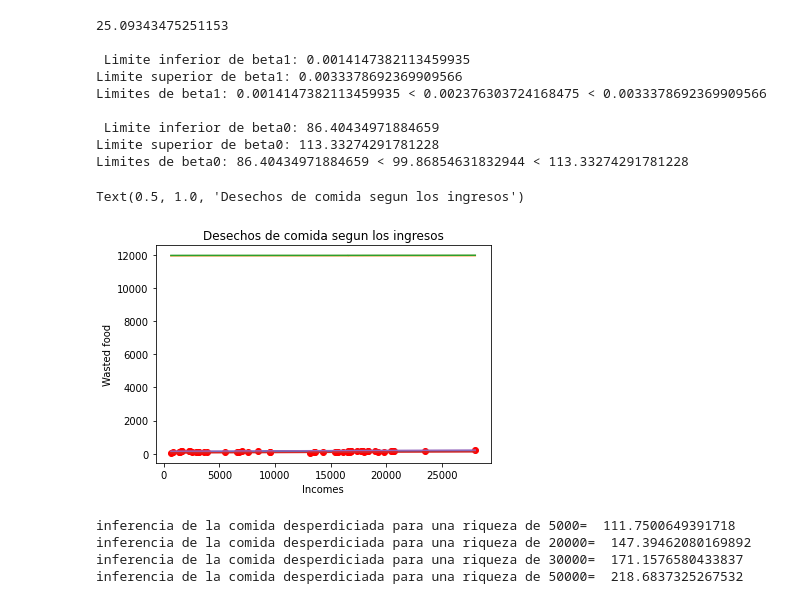
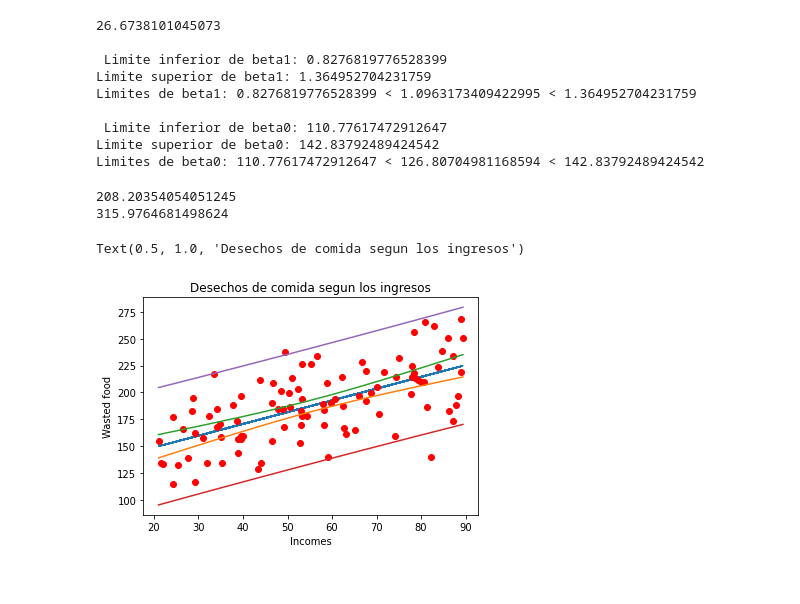
Before and after one commit to UnaiSasi17/PBL4, a Jupyter notebook: Estadistica/regresion.ipynb, the cells around one changed output. Saved outputs shown, nothing was run; the diff lists cells and outputs as text; code cells hidden in the pictures.

```diff
--- a/Estadistica/regresion.ipynb
+++ b/Estadistica/regresion.ipynb
@@ -25,11 +25,11 @@ Text(0.5, 1.0, 'incomes vs wasted')
 # %%
-x=data['incomes']
-y=data['wasted']
+x=data['edad']
+y=data['colesterol_total']
 n = np.size(x)
 m_x = np.mean(x)
 m_y = np.mean(y)
-SS_xy = np.sum(y*x) - n*m_y*m_x
-SS_xx = np.sum(x*x) - n*m_x*m_x
+SS_xy = np.sum(y*x) - ((m_y*m_x)/n)
+SS_xx = np.sum(x*x) - ((m_x*m_x)/n)
 b_1 = SS_xy / SS_xx
 b_0 = m_y - b_1*m_x
 SS_yy= 0
@@ -61,6 +61,6 @@ coeficiente de correlacion= 0.5745554851596285
 # %%
-recta_regresion_muestral_y = b_0 + b_1 * data['incomes']
-plt.plot(data['incomes'], recta_regresion_muestral_y)
+recta_regresion_muestral_y = b_0 + b_1 * data['edad']
+plt.plot(data['edad'], recta_regresion_muestral_y)
 plt.xlabel('incomes')
 plt.ylabel('wasted')
 plt.title('incomes vs wasted')
@@ -107,14 +107,14 @@ varb0: 44.93388527646502
 #La suma de residuos debe de dar 0
 residuos = []
 suma_residuales = 0
-for var_y, dat in zip(recta_regresion_muestral_y, data['wasted']):
+for var_y, dat in zip(recta_regresion_muestral_y, data['edad']):
     residuos.append(dat - var_y)
 suma_residuos = np.sum(residuos)
 print('Suma de residuos:', suma_residuos)
 
 #Las dos sumas deben de ser iguales
 suma_valores_recta = np.sum(recta_regresion_muestral_y)
-suma_valores_observados = np.sum(data['wasted'])
+suma_valores_observados = np.sum(data['edad'])
 print('Datos de la recta:', recta_regresion_muestral_y)
-print('Datos en crudo:', data['wasted'])
+print('Datos en crudo:', data['edad'])
 # %% [output]
@@ -180,21 +180,21 @@ print('\n', 'Limite inferior de beta1:', lim_inf_beta1)
 print('Limite superior de beta1:', lim_sup_beta1)
 print('Limites de beta1:', lim_inf_beta1, '<', b_1, '<', lim_sup_beta1)
 #Intervalo de confianza para beta 0 beta+- t-student de alfa/2 con n-2 grados * s * sqrt(1/n + mean(x)**2/sxx)
-lim_inf_beta0 = b_0 - tinv*s*(np.sqrt(1/52+(np.mean(data['incomes'])**2/SS_xx)))
-lim_sup_beta0 = b_0 + tinv*s*(np.sqrt(1/52+(np.mean(data['incomes'])**2/SS_xx)))
+lim_inf_beta0 = b_0 - tinv*s*(np.sqrt(1/n+(np.mean(data['edad'])**2/SS_xx)))
+lim_sup_beta0 = b_0 + tinv*s*(np.sqrt(1/n+(np.mean(data['edad'])**2/SS_xx)))
 print('\n','Limite inferior de beta0:', lim_inf_beta0)
 print('Limite superior de beta0:', lim_sup_beta0)
 print('Limites de beta0:', lim_inf_beta0, '<', b_0, '<', lim_sup_beta0)
 # %% [output]
-25.09343475251153
+26.6738101045073
 
- Limite inferior de beta1: 0.0014147382113459935
-Limite superior de beta1: 0.0033378692369909566
-Limites de beta1: 0.0014147382113459935 < 0.002376303724168475 < 0.0033378692369909566
+ Limite inferior de beta1: 0.8276819776528399
+Limite superior de beta1: 1.364952704231759
+Limites de beta1: 0.8276819776528399 < 1.0963173409422995 < 1.364952704231759
 
- Limite inferior de beta0: 86.40434971884659
-Limite superior de beta0: 113.33274291781228
-Limites de beta0: 86.40434971884659 < 99.86854631832944 < 113.33274291781228
+ Limite inferior de beta0: 110.77617472912647
+Limite superior de beta0: 142.83792489424542
+Limites de beta0: 110.77617472912647 < 126.80704981168594 < 142.83792489424542
 # %%
 #Intervalo de estimacion para la respuesta media
 #Utilizaremos el tin anteriormente utilizado tinv(0.975, 98) = 1.9845
@@ -202,10 +202,10 @@ Limites de beta0: 86.40434971884659 < 99.86854631832944 < 113.33274291781228
 lim_inf_rep_med = []
 lim_sup_rep_med = []
 
-for var_x in data['incomes']:
+for var_x in data['edad']:
     val_x = b_0+b_1*var_x
     lim_inf_rep_med.append((val_x) - (tinv * s * np.sqrt((1/n) + (var_x - m_x)**2/SS_xx)))
-for var_x in data['incomes']:
+for var_x in data['edad']:
     val_x = b_0+b_1*var_x
     lim_sup_rep_med.append((val_x) + (tinv * s * np.sqrt((1/n) + (var_x - m_x)**2/SS_xx)))
 
@@ -213,39 +213,37 @@ for var_x in data['incomes']:
 lim_inf_obs_fut = []
 lim_sup_obs_fut = []
 
-for var_y, var_x in zip(recta_regresion_muestral_y, data['incomes']):
+for var_y, var_x in zip(recta_regresion_muestral_y, data['edad']):
     lim_inf_obs_fut.append((var_y) - (tinv * s * np.sqrt(1 + (1/n) + (var_x - m_x)**2/SS_xx)))
 
-for var_y, var_x in zip(recta_regresion_muestral_y, data['incomes']):
+for var_y, var_x in zip(recta_regresion_muestral_y, data['edad']):
     lim_sup_obs_fut.append((var_y) + (tinv * s * np.sqrt(1 + (1/n) + (var_x - m_x)**2/SS_xx)))
 dist_lim = []
 for inf, sup in zip(lim_inf_obs_fut, lim_sup_obs_fut):
     dist_lim.append(sup-inf)
+# %%
+limitesinferior=() - (tinv * s * np.sqrt(1 + (1/n) + (80 - m_x)**2/SS_xx))
+limitesuperior=(b_0+b_1*80) +(tinv * s * np.sqrt(1 + (1/n) + (80 - m_x)**2/SS_xx))
+print(limitesinferior)
+print(limitesuperior)
+# %% [output]
+208.20354054051245
+315.9764681498624
 # %%
 lim_inf_rep_med.sort();
 lim_sup_rep_med.sort();
 lim_inf_obs_fut.sort();
 lim_sup_obs_fut.sort();
 # %%
-plt.plot(data['incomes'], recta_regresion_muestral_y)
-plt.plot(data['incomes'], data['wasted'], 'ro')
-plt.plot(data['incomes'].sort_values(), lim_inf_rep_med)
-plt.plot(data['incomes'].sort_values(), lim_sup_rep_med)
-plt.plot(data['incomes'].sort_values(), lim_inf_obs_fut)
-plt.plot(data['incomes'].sort_values(), lim_sup_obs_fut)
+plt.plot(data['edad'], recta_regresion_muestral_y)
+plt.plot(data['edad'], data['colesterol_total'], 'ro')
+plt.plot(data['edad'].sort_values(), lim_inf_rep_med)
+plt.plot(data['edad'].sort_values(), lim_sup_rep_med)
+plt.plot(data['edad'].sort_values(), lim_inf_obs_fut)
+plt.plot(data['edad'].sort_values(), lim_sup_obs_fut)
 plt.xlabel('Incomes')
 plt.ylabel('Wasted food')
 plt.title('Desechos de comida segun los ingresos')
 # %% [output]
 Text(0.5, 1.0, 'Desechos de comida segun los ingresos')
-[figure, old version]
+[figure, new version]
-# %%
-print("inferencia de la comida desperdiciada para una riqueza de 5000= ",b_0 + b_1 * 5000)
-print("inferencia de la comida desperdiciada para una riqueza de 20000= ",b_0 + b_1 * 20000)
-print("inferencia de la comida desperdiciada para una riqueza de 30000= ",b_0 + b_1 * 30000)
-print("inferencia de la comida desperdiciada para una riqueza de 50000= ",b_0 + b_1 * 50000)
-# %% [output]
-inferencia de la comida desperdiciada para una riqueza de 5000=  111.7500649391718
-inferencia de la comida desperdiciada para una riqueza de 20000=  147.39462080169892
-inferencia de la comida desperdiciada para una riqueza de 30000=  171.1576580433837
-inferencia de la comida desperdiciada para una riqueza de 50000=  218.6837325267532
```
Also changed, not shown: parts of 13 cells of this notebook.
